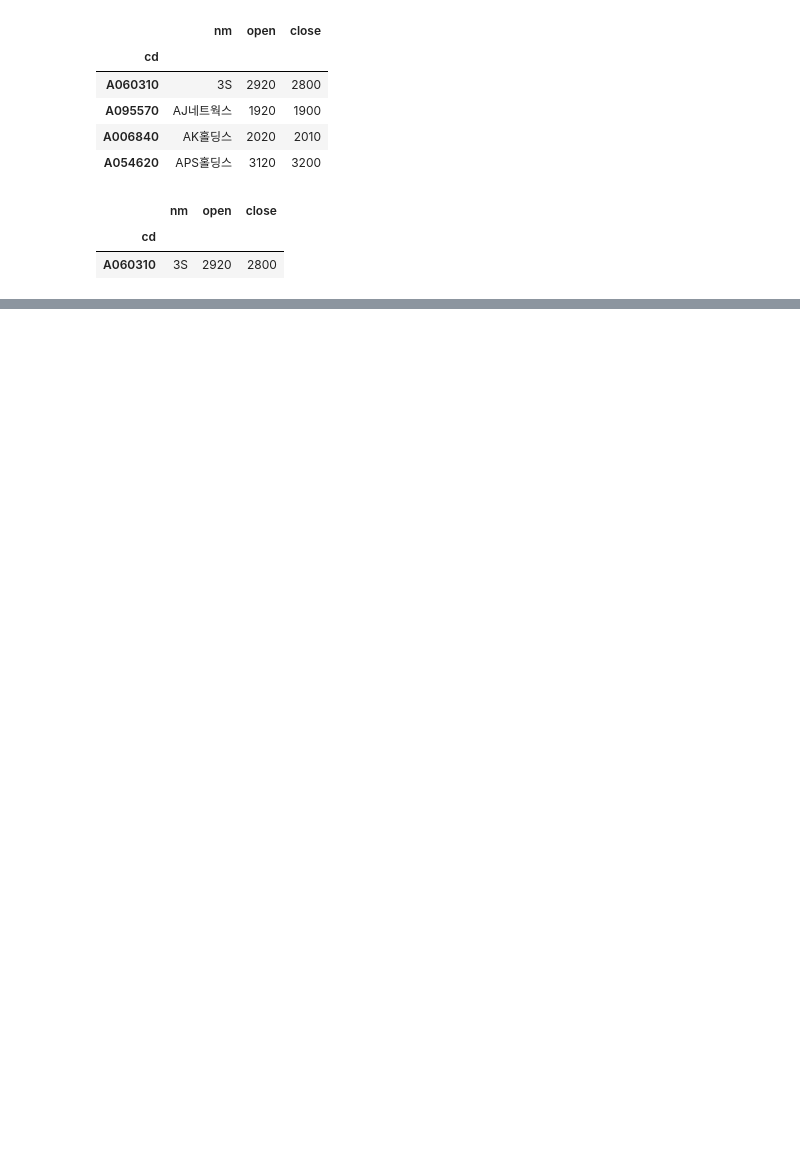
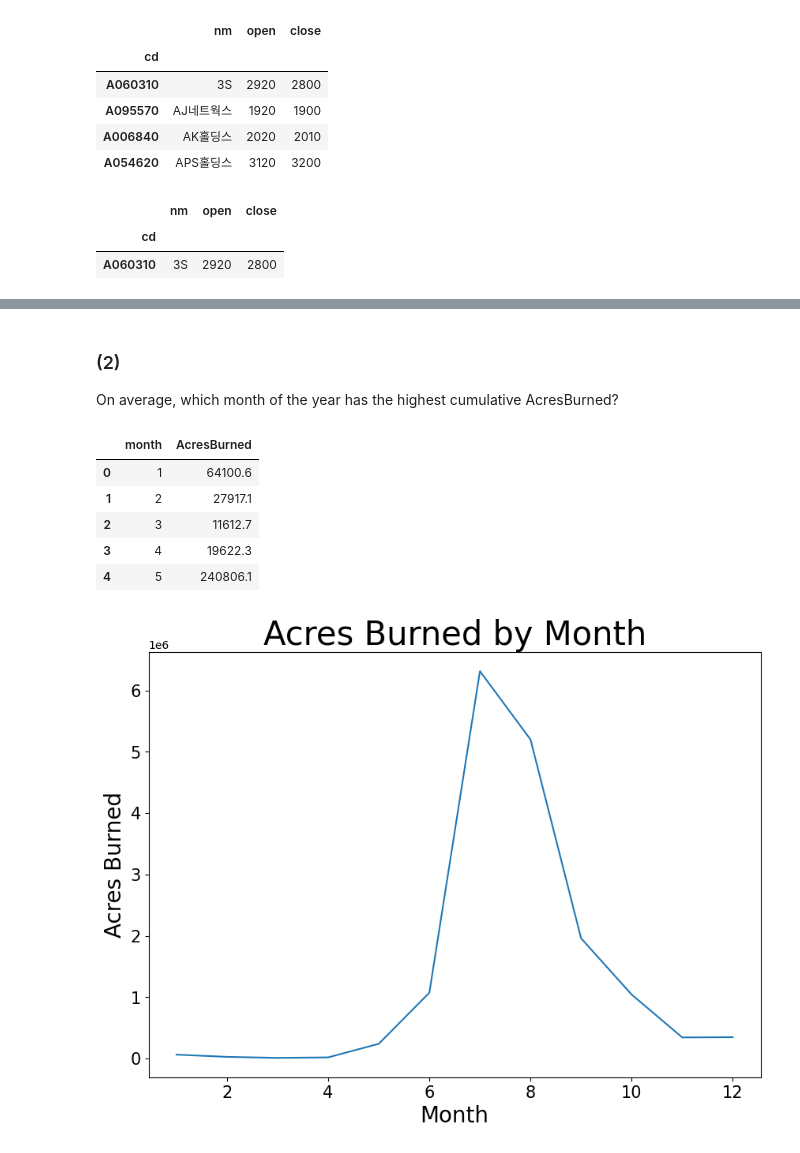
Before and after one commit to eagles0924/liveCodingTest, a Jupyter notebook: 250920_interview/1.ipynb, the cells around one changed output, grey strips where cells are left out. Cells and saved outputs as stored; diff of their text form; code cells hidden in the pictures; blank space fills up the shorter version.

```diff
--- a/250920_interview/1.ipynb
+++ b/250920_interview/1.ipynb
@@ -365,0 +380,22 @@ df.query("close == 2800")
+# %% [markdown]
+### (2)
+On average, which month of the year has the highest cumulative AcresBurned?
+# %%
+fire_month_acres = fire.groupby('month')['AcresBurned'].sum().reset_index()
+display(fire_month_acres.head())
+plt.figure(figsize=(10,7))
+plt.plot(fire_month_acres.month, fire_month_acres.AcresBurned)
+plt.xlabel('Month', fontsize=20)
+plt.ylabel('Acres Burned', fontsize=20)
+plt.xticks(fontsize=15)
+plt.yticks(fontsize=15)
+plt.title('Acres Burned by Month', fontsize=30)
+plt.show()
+# %% [output]
+|  | month | AcresBurned |
+| 0 | 1 | 64100.6 |
+| 1 | 2 | 27917.1 |
+| 2 | 3 | 11612.7 |
+| 3 | 4 | 19622.3 |
+| 4 | 5 | 240806.1 |
+[figure, added]
```
Also changed, not shown: parts of 50 cells of this notebook, 7 other files.
